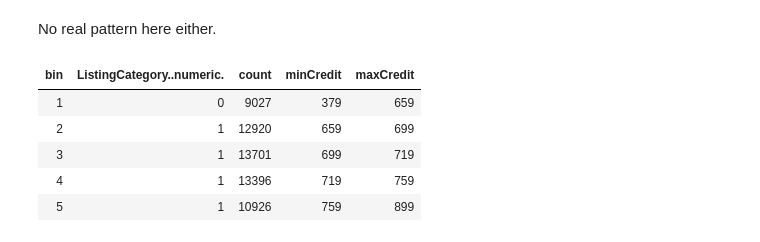
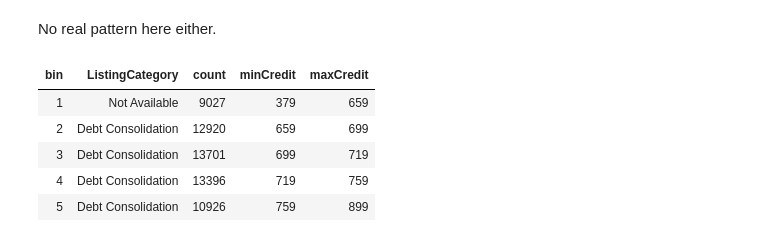
Before and after one commit to timdef/ProsperLoanEDA, a Jupyter notebook: BivariateExploration.ipynb, the cells around one changed output. Saved outputs shown, nothing was run; the diff lists cells and outputs as text; code cells hidden in the pictures.

```diff
--- a/BivariateExploration.ipynb
+++ b/BivariateExploration.ipynb
@@ -401,22 +396,22 @@ No real pattern here either.
 # %%
 #Listing Category vs Credit Score
 #Do people with low credit scores list for something in particular?
 loans %>%
-select(CreditScoreRangeUpper, ListingCategory..numeric.) %>%
-filter(CreditScoreRangeUpper > 250) %>%
+select(CreditScoreRangeUpper, ListingCategory) %>%
+filter(CreditScoreRangeUpper >= 300) %>%
 mutate(bin = ntile(CreditScoreRangeUpper, 5)) %>%
-group_by(bin, ListingCategory..numeric.) %>%
+group_by(bin, ListingCategory) %>%
 summarise(count = n(),
           minCredit = min(CreditScoreRangeUpper),
          maxCredit = max(CreditScoreRangeUpper)) %>%
 filter(count == max(count))
 # %% [output]
-| bin | ListingCategory..numeric. | count | minCredit | maxCredit |
-| 1 | 0 | 9027 | 379 | 659 |
-| 2 | 1 | 12920 | 659 | 699 |
-| 3 | 1 | 13701 | 699 | 719 |
-| 4 | 1 | 13396 | 719 | 759 |
-| 5 | 1 | 10926 | 759 | 899 |
+| bin | ListingCategory | count | minCredit | maxCredit |
+| 1 | Not Available | 9027 | 379 | 659 |
+| 2 | Debt Consolidation | 12920 | 659 | 699 |
+| 3 | Debt Consolidation | 13701 | 699 | 719 |
+| 4 | Debt Consolidation | 13396 | 719 | 759 |
+| 5 | Debt Consolidation | 10926 | 759 | 899 |
 # %%
 #--Borrower State
 #Occupation
```
Also changed, not shown: parts of 11 cells of this notebook, 1 other file.
